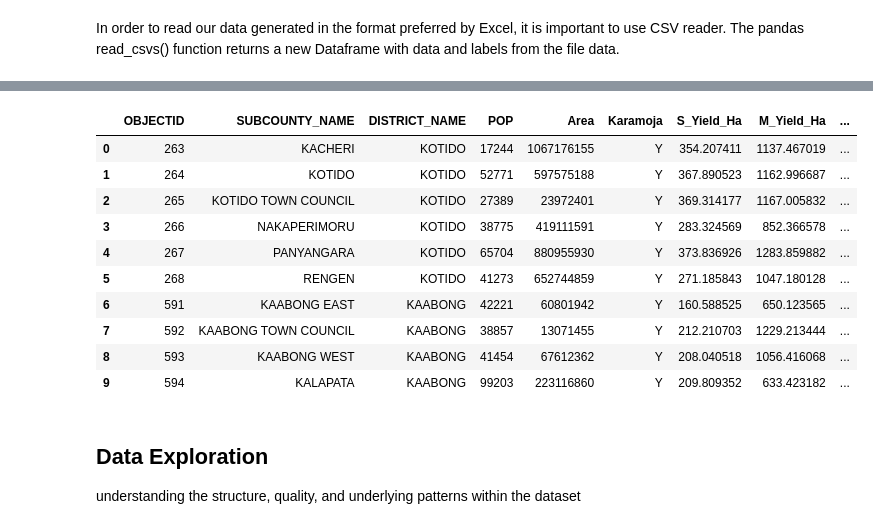
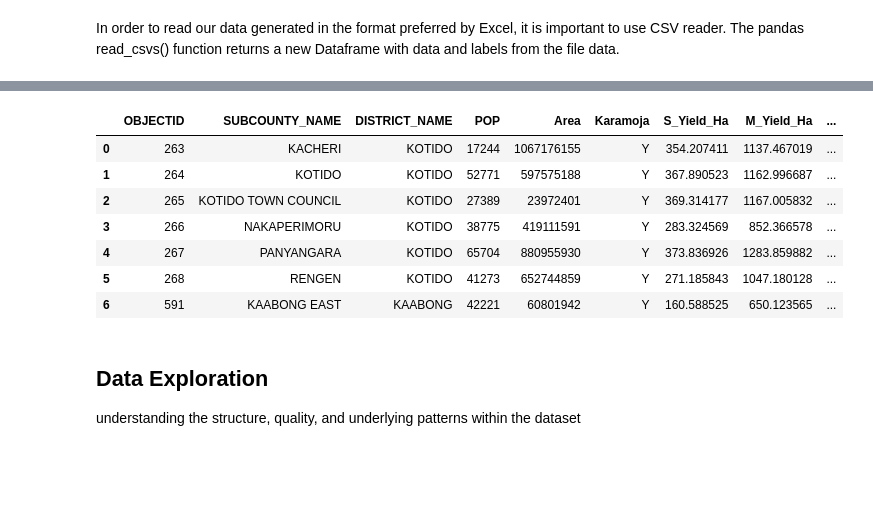
Before and after one commit to Flociah/Karamoja-Project, a Jupyter notebook: Karamoja_Project.ipynb, the cells around one changed output, grey strips where cells are left out. Saved outputs shown, nothing was run; the diff lists cells and outputs as text; code cells hidden in the pictures; blank space fills up the shorter version.

```diff
--- a/Karamoja_Project.ipynb
+++ b/Karamoja_Project.ipynb
@@ -67,20 +67,17 @@ dist_df.head(10)
 # %%
 # Allocation of a variables to district data
 
 subc_df =pd.read_csv("/content/Uganda_Karamoja_Subcounty_Crop_Yield_Population.csv")
-subc_df.head(10)
+subc_df.head(7)
 # %% [output]
 |  | OBJECTID | SUBCOUNTY_NAME | DISTRICT_NAME | POP | Area | Karamoja | S_Yield_Ha | M_Yield_Ha | ... |
 | 0 | 263 | KACHERI | KOTIDO | 17244 | 1067176155 | Y | 354.207411 | 1137.467019 | ... |
 | 1 | 264 | KOTIDO | KOTIDO | 52771 | 597575188 | Y | 367.890523 | 1162.996687 | ... |
 | 2 | 265 | KOTIDO TOWN COUNCIL | KOTIDO | 27389 | 23972401 | Y | 369.314177 | 1167.005832 | ... |
 | 3 | 266 | NAKAPERIMORU | KOTIDO | 38775 | 419111591 | Y | 283.324569 | 852.366578 | ... |
 | 4 | 267 | PANYANGARA | KOTIDO | 65704 | 880955930 | Y | 373.836926 | 1283.859882 | ... |
 | 5 | 268 | RENGEN | KOTIDO | 41273 | 652744859 | Y | 271.185843 | 1047.180128 | ... |
 | 6 | 591 | KAABONG EAST | KAABONG | 42221 | 60801942 | Y | 160.588525 | 650.123565 | ... |
-| 7 | 592 | KAABONG TOWN COUNCIL | KAABONG | 38857 | 13071455 | Y | 212.210703 | 1229.213444 | ... |
-| 8 | 593 | KAABONG WEST | KAABONG | 41454 | 67612362 | Y | 208.040518 | 1056.416068 | ... |
-| 9 | 594 | KALAPATA | KAABONG | 99203 | 223116860 | Y | 209.809352 | 633.423182 | ... |
 # %% [markdown]
 ## Data Exploration
 understanding the structure, quality, and underlying patterns within the dataset
```
Also changed, not shown: parts of 4 cells of this notebook.
